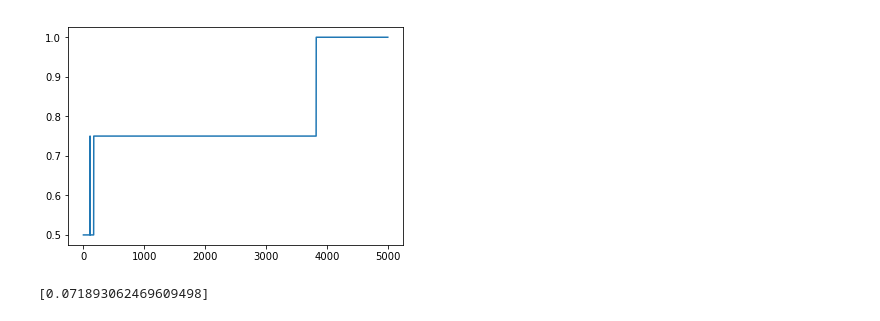
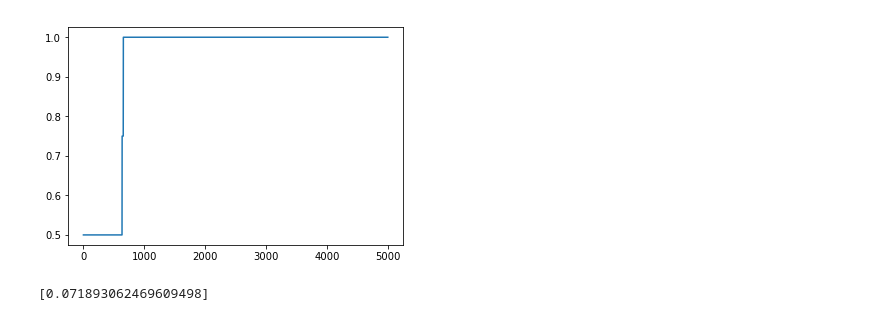
Before and after one commit to mcaballeroguillen/Redes_Neuronales, a Jupyter notebook: Red_Neuronal_1.ipynb, the cells around one changed output. Cells and saved outputs as stored; diff of their text form; code cells hidden in the pictures.

```diff
--- a/Red_Neuronal_1.ipynb
+++ b/Red_Neuronal_1.ipynb
@@ -258,26 +258,26 @@ class Red_Neuronal:
 # %%
 from matplotlib import pyplot
 fabri = Fabrica()
 capa1 = fabri.crearCapa(2,2)
 capa3 = fabri.crearCapa(1,2)
 
 red1= Red_Neuronal()
-red1.getcapinicial(capa1)
-red1.getcapfinal(capa3)
+red1.setcapinicial(capa1)
+red1.setcapfinal(capa3)
 red1.enlazar()
 
 entrada=[[0,0],[0,1],[1,0],[1,1]]
 salida = [[0],[1],[1],[0]]
 entre=[entrada,salida]
 
 a = red1.entrenar(entre,5000,entre)
 b=[]
 for x in a[1]:
     b.append((4-x)/4)
 pyplot.plot(a[0],b)
 pyplot.show()
 # %% [output]
-[figure, old version]
+[figure, new version]
 # %%
 capa1.getinput([1,1])
 capa1.Feeding()
```
Also changed, not shown: parts of 8 cells of this notebook.
